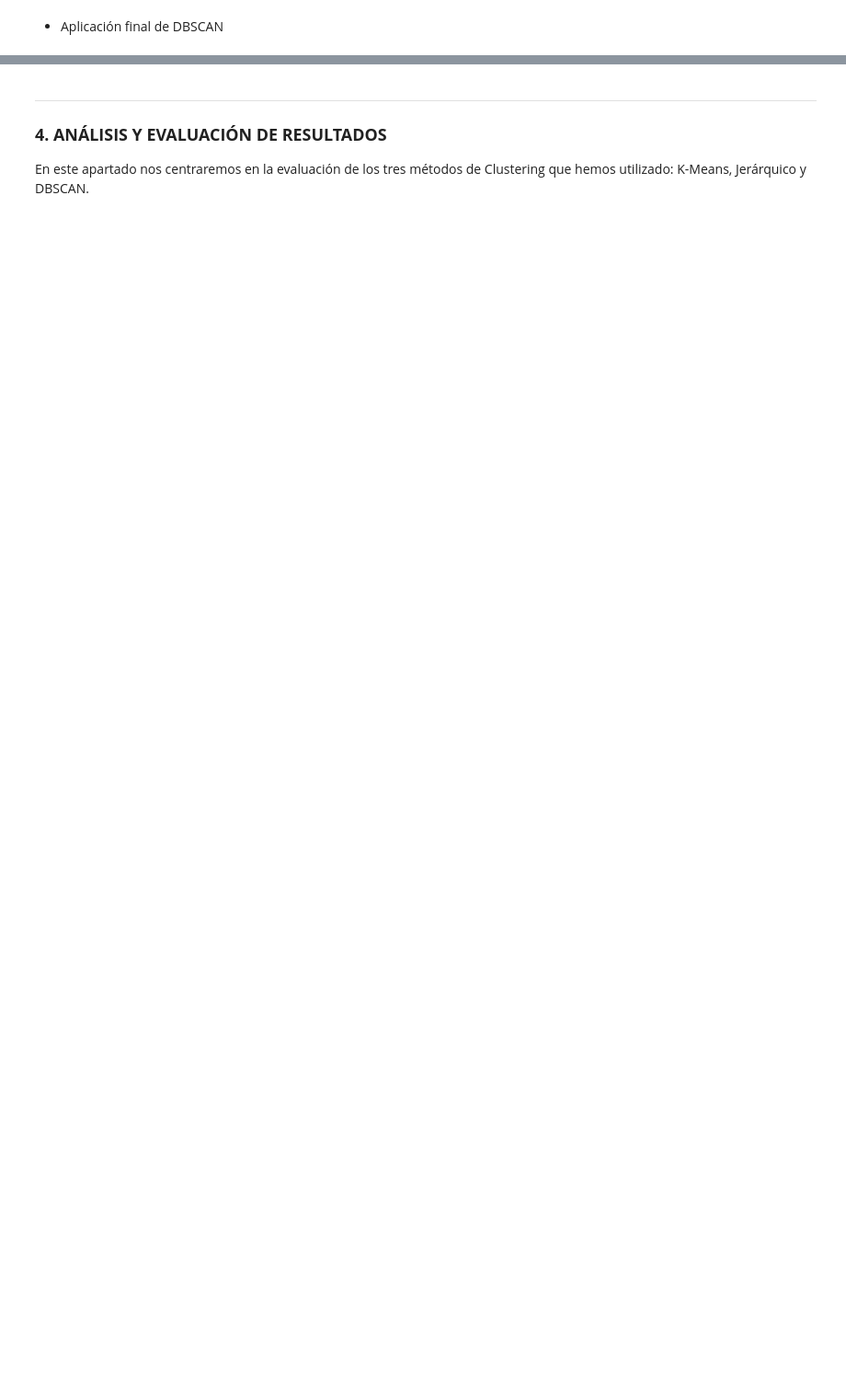
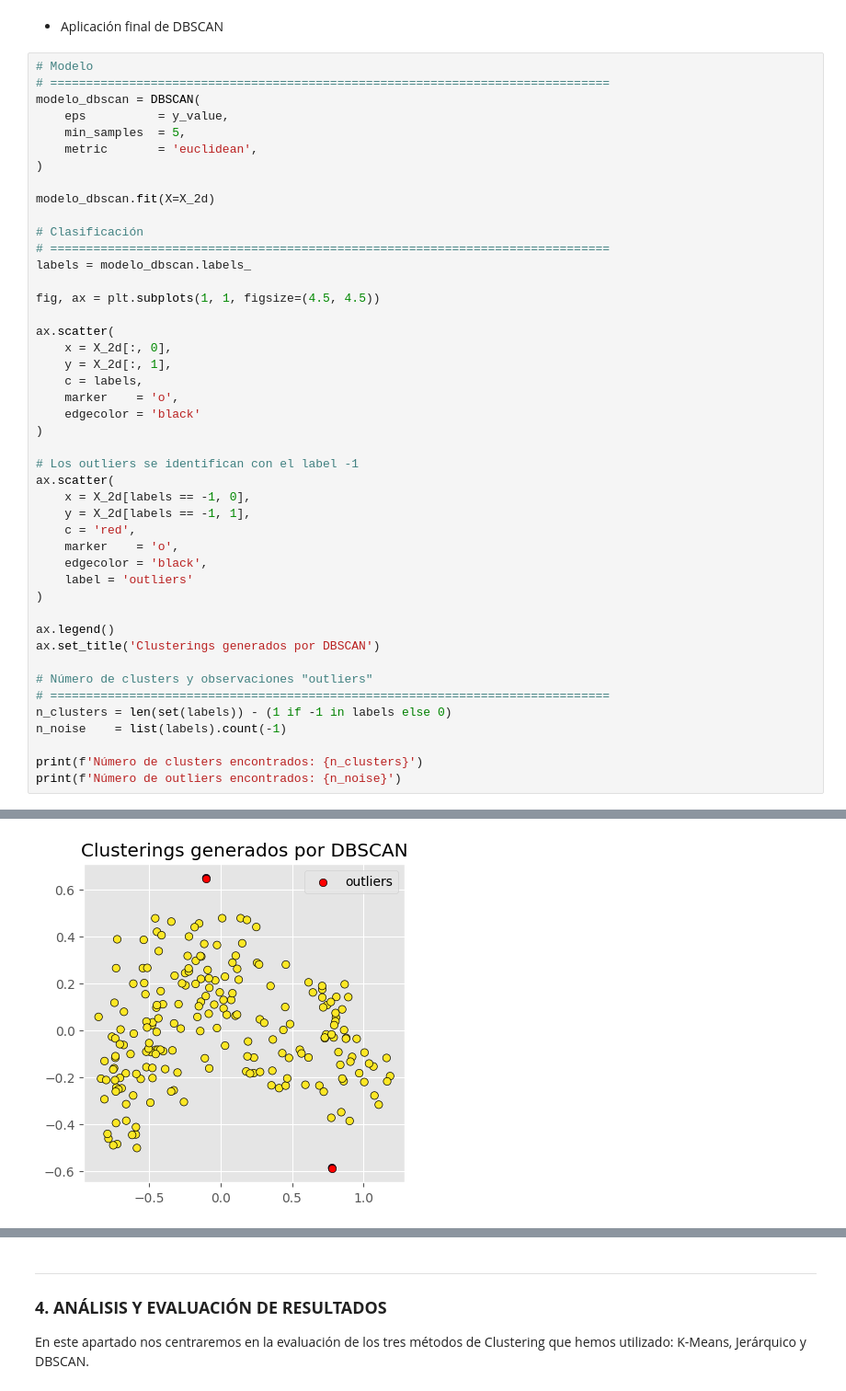
Before and after one commit to kevinMGII/Grupo7-Practica2, a Jupyter notebook: Grupo7_Practica2.ipynb, the cells around one changed output, grey strips where cells are left out. Shown at 92% size. Drawn from its saved outputs; the diff is of its cells as text; blank space fills up the shorter version.

```diff
--- a/Grupo7_Practica2.ipynb
+++ b/Grupo7_Practica2.ipynb
@@ -466,2 +603,48 @@ AgglomerativeClustering(n_clusters=3)
 # %% [markdown]
 - Aplicación final de DBSCAN
+# %%
+# Modelo
+# ==============================================================================
+modelo_dbscan = DBSCAN(
+    eps          = y_value,
+    min_samples  = 5,
+    metric       = 'euclidean',
+)
+
+modelo_dbscan.fit(X=X_2d)
+
+# Clasificación
+# ==============================================================================
+labels = modelo_dbscan.labels_
+
+fig, ax = plt.subplots(1, 1, figsize=(4.5, 4.5))
+
+ax.scatter(
+    x = X_2d[:, 0],
+    y = X_2d[:, 1],
+    c = labels,
+    marker    = 'o',
+    edgecolor = 'black'
+)
+
+# Los outliers se identifican con el label -1
+ax.scatter(
+    x = X_2d[labels == -1, 0],
+    y = X_2d[labels == -1, 1],
+    c = 'red',
+    marker    = 'o',
+    edgecolor = 'black',
+    label = 'outliers'
+)
+
+ax.legend()
+ax.set_title('Clusterings generados por DBSCAN')
+
+# Número de clusters y observaciones "outliers"
+# ==============================================================================
+n_clusters = len(set(labels)) - (1 if -1 in labels else 0)
+n_noise    = list(labels).count(-1)
+
+print(f'Número de clusters encontrados: {n_clusters}')
+print(f'Número de outliers encontrados: {n_noise}')
+# %% [output]
@@ -467,0 +653 @@ AgglomerativeClustering(n_clusters=3)
+[figure, added]
```
Also changed, not shown: parts of 21 cells of this notebook.
